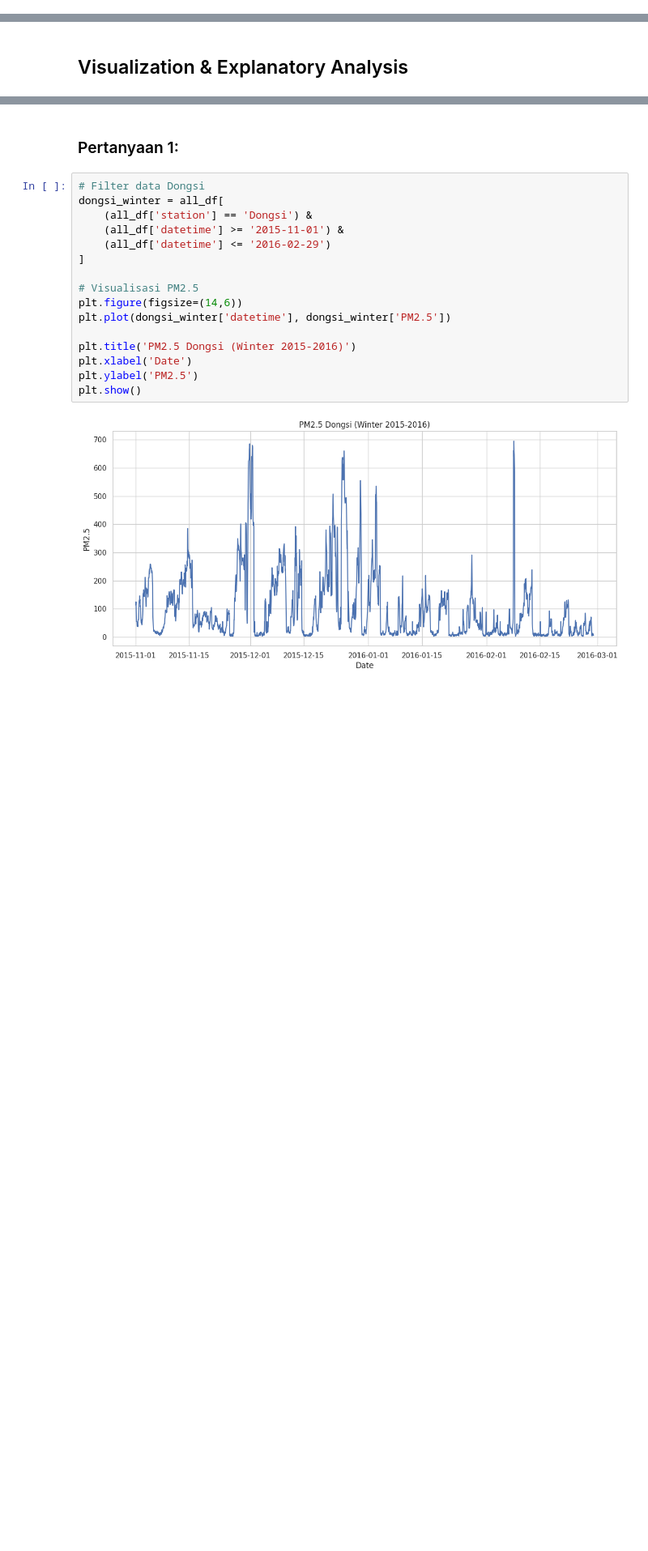
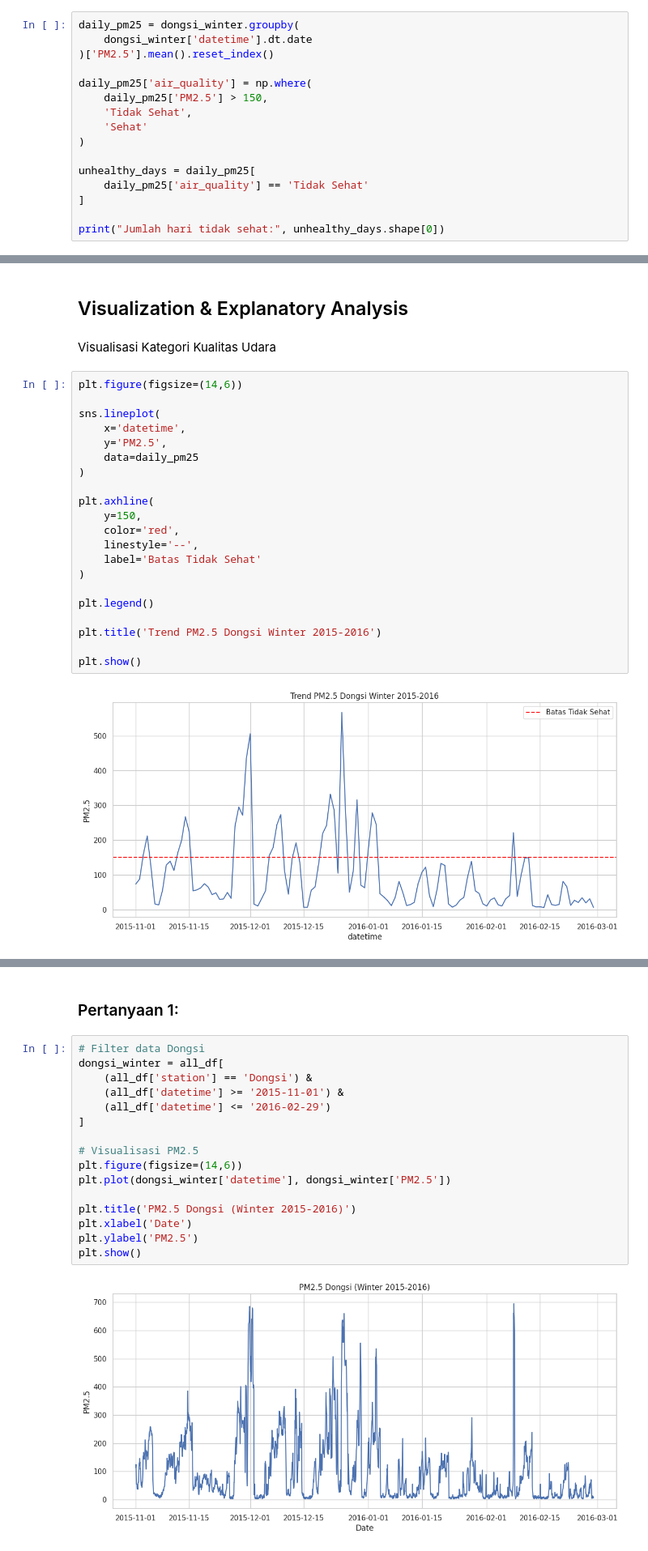
Before and after one commit to Heda312/Streamlit-Air-Quality, a Jupyter notebook: Proyek_Analisis_Data.ipynb, the cells around one changed output, grey strips where cells are left out. Shown at 81% size. Drawn from its saved outputs; the diff is of its cells as text; blank space fills up the shorter version.

```diff
--- a/Proyek_Analisis_Data.ipynb
+++ b/Proyek_Analisis_Data.ipynb
@@ -521,0 +586,16 @@ Kecepatan angin (WSPM) cenderung berkorelasi negatif dengan PM10, yang menunjukk
+# %%
+daily_pm25 = dongsi_winter.groupby(
+    dongsi_winter['datetime'].dt.date
+)['PM2.5'].mean().reset_index()
+
+daily_pm25['air_quality'] = np.where(
+    daily_pm25['PM2.5'] > 150,
+    'Tidak Sehat',
+    'Sehat'
+)
+
+unhealthy_days = daily_pm25[
+    daily_pm25['air_quality'] == 'Tidak Sehat'
+]
+
+print("Jumlah hari tidak sehat:", unhealthy_days.shape[0])
@@ -522,2 +666,27 @@ Kecepatan angin (WSPM) cenderung berkorelasi negatif dengan PM10, yang menunjukk
 # %% [markdown]
 ## Visualization & Explanatory Analysis
+# %% [markdown]
+Visualisasi Kategori Kualitas Udara
+# %%
+plt.figure(figsize=(14,6))
+
+sns.lineplot(
+    x='datetime',
+    y='PM2.5',
+    data=daily_pm25
+)
+
+plt.axhline(
+    y=150,
+    color='red',
+    linestyle='--',
+    label='Batas Tidak Sehat'
+)
+
+plt.legend()
+
+plt.title('Trend PM2.5 Dongsi Winter 2015-2016')
+
+plt.show()
+# %% [output]
+[figure, added]
```
Also changed, not shown: parts of 24 cells of this notebook, 2 other files.
